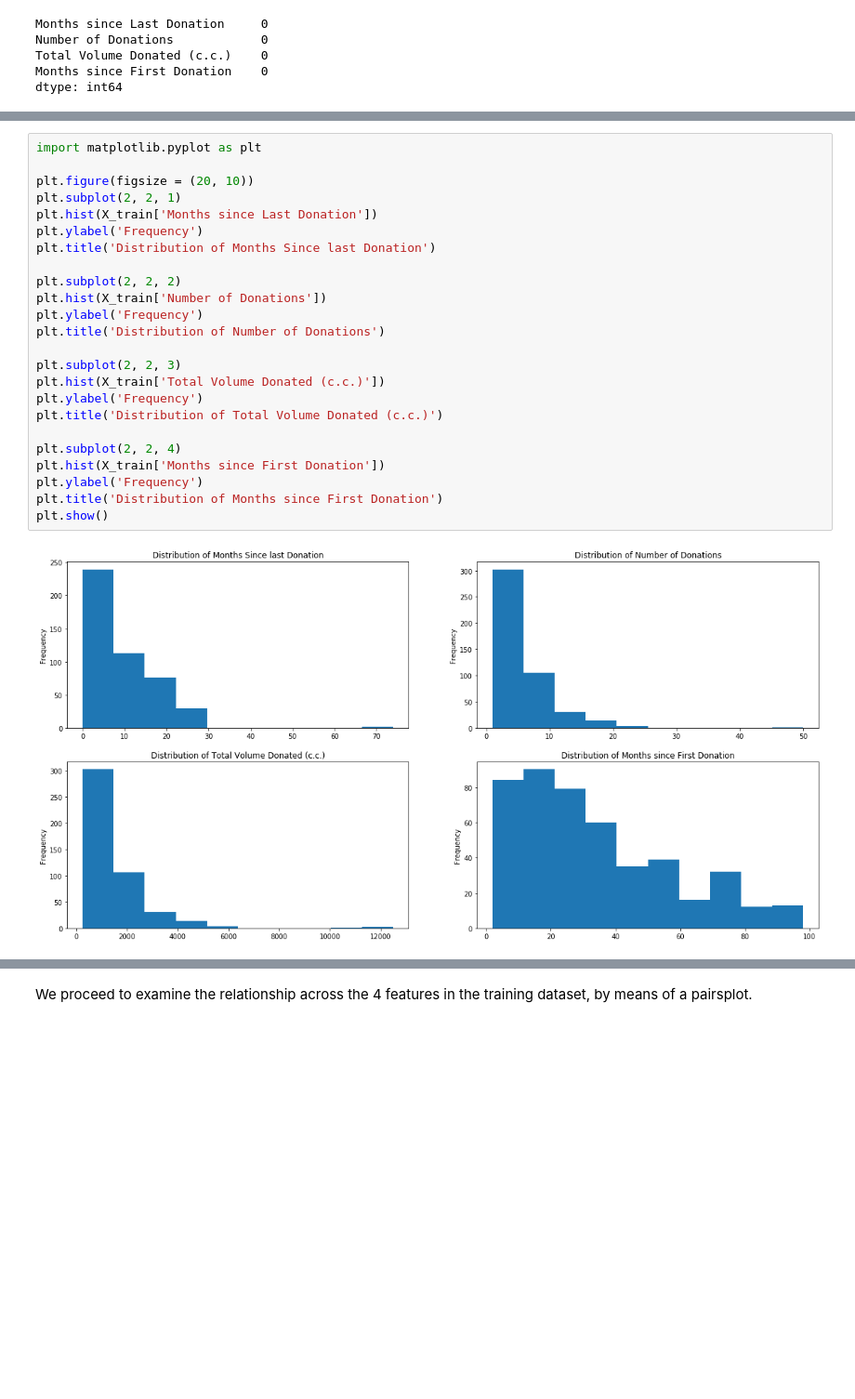
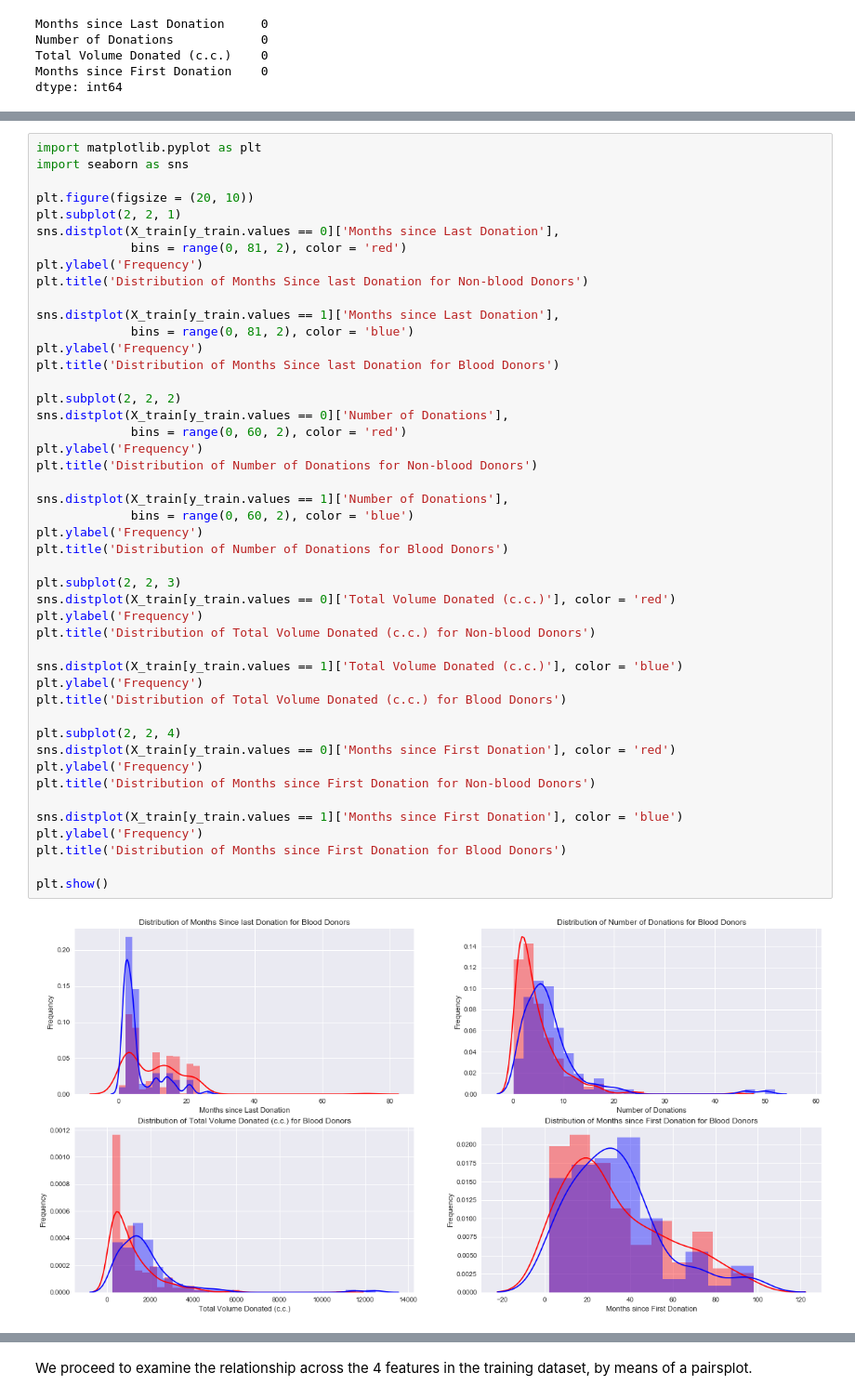
Before and after one commit to ngbolin/BloodDonations, a Jupyter notebook: Warm Up - Predict Blood Donations.ipynb, the cells around one changed output, grey strips where cells are left out. Shown: that part at 93% size. Drawn from its saved outputs; the diff is of its cells as text; blank space fills up the shorter version.

```diff
--- a/Warm Up - Predict Blood Donations.ipynb
+++ b/Warm Up - Predict Blood Donations.ipynb
@@ -96,26 +96,48 @@ We can now plot the distribution of the 4 different columns in the training data
 # %%
 import matplotlib.pyplot as plt
+import seaborn as sns
 
 plt.figure(figsize = (20, 10))
 plt.subplot(2, 2, 1)
-plt.hist(X_train['Months since Last Donation'])
+sns.distplot(X_train[y_train.values == 0]['Months since Last Donation'],
+             bins = range(0, 81, 2), color = 'red')
 plt.ylabel('Frequency')
-plt.title('Distribution of Months Since last Donation')
+plt.title('Distribution of Months Since last Donation for Non-blood Donors')
+
+sns.distplot(X_train[y_train.values == 1]['Months since Last Donation'],
+             bins = range(0, 81, 2), color = 'blue')
+plt.ylabel('Frequency')
+plt.title('Distribution of Months Since last Donation for Blood Donors')
 
 plt.subplot(2, 2, 2)
-plt.hist(X_train['Number of Donations'])
+sns.distplot(X_train[y_train.values == 0]['Number of Donations'],
+             bins = range(0, 60, 2), color = 'red')
 plt.ylabel('Frequency')
-plt.title('Distribution of Number of Donations')
+plt.title('Distribution of Number of Donations for Non-blood Donors')
+
+sns.distplot(X_train[y_train.values == 1]['Number of Donations'],
+             bins = range(0, 60, 2), color = 'blue')
+plt.ylabel('Frequency')
+plt.title('Distribution of Number of Donations for Blood Donors')
 
 plt.subplot(2, 2, 3)
-plt.hist(X_train['Total Volume Donated (c.c.)'])
+sns.distplot(X_train[y_train.values == 0]['Total Volume Donated (c.c.)'], color = 'red')
 plt.ylabel('Frequency')
-plt.title('Distribution of Total Volume Donated (c.c.)')
+plt.title('Distribution of Total Volume Donated (c.c.) for Non-blood Donors')
+
+sns.distplot(X_train[y_train.values == 1]['Total Volume Donated (c.c.)'], color = 'blue')
+plt.ylabel('Frequency')
+plt.title('Distribution of Total Volume Donated (c.c.) for Blood Donors')
 
 plt.subplot(2, 2, 4)
-plt.hist(X_train['Months since First Donation'])
+sns.distplot(X_train[y_train.values == 0]['Months since First Donation'], color = 'red')
 plt.ylabel('Frequency')
-plt.title('Distribution of Months since First Donation')
+plt.title('Distribution of Months since First Donation for Non-blood Donors')
+
+sns.distplot(X_train[y_train.values == 1]['Months since First Donation'], color = 'blue')
+plt.ylabel('Frequency')
+plt.title('Distribution of Months since First Donation for Blood Donors')
+
 plt.show()
 # %% [output]
-[figure, old version]
+[figure, new version]
```
Also changed, not shown: parts of 54 cells of this notebook.
